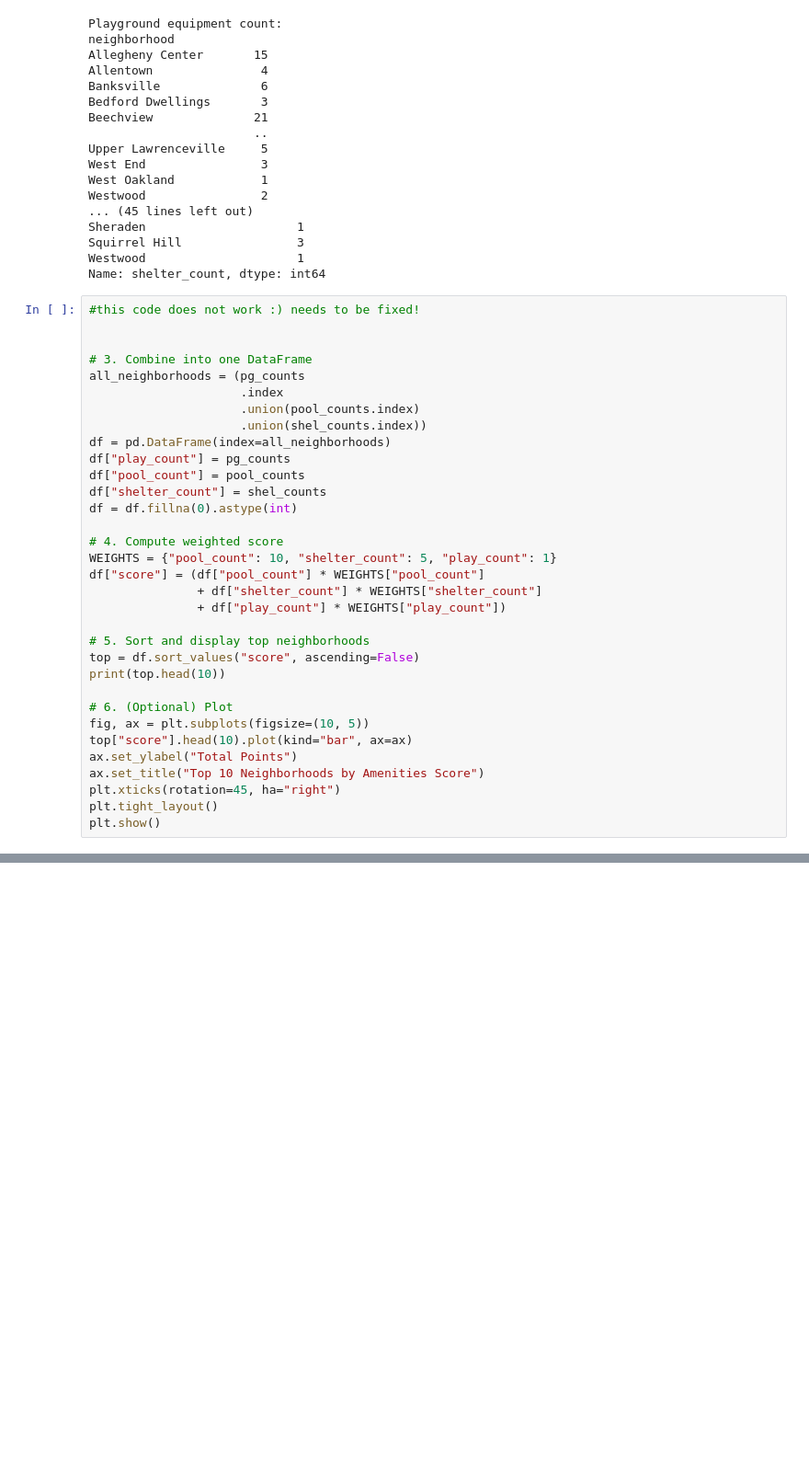
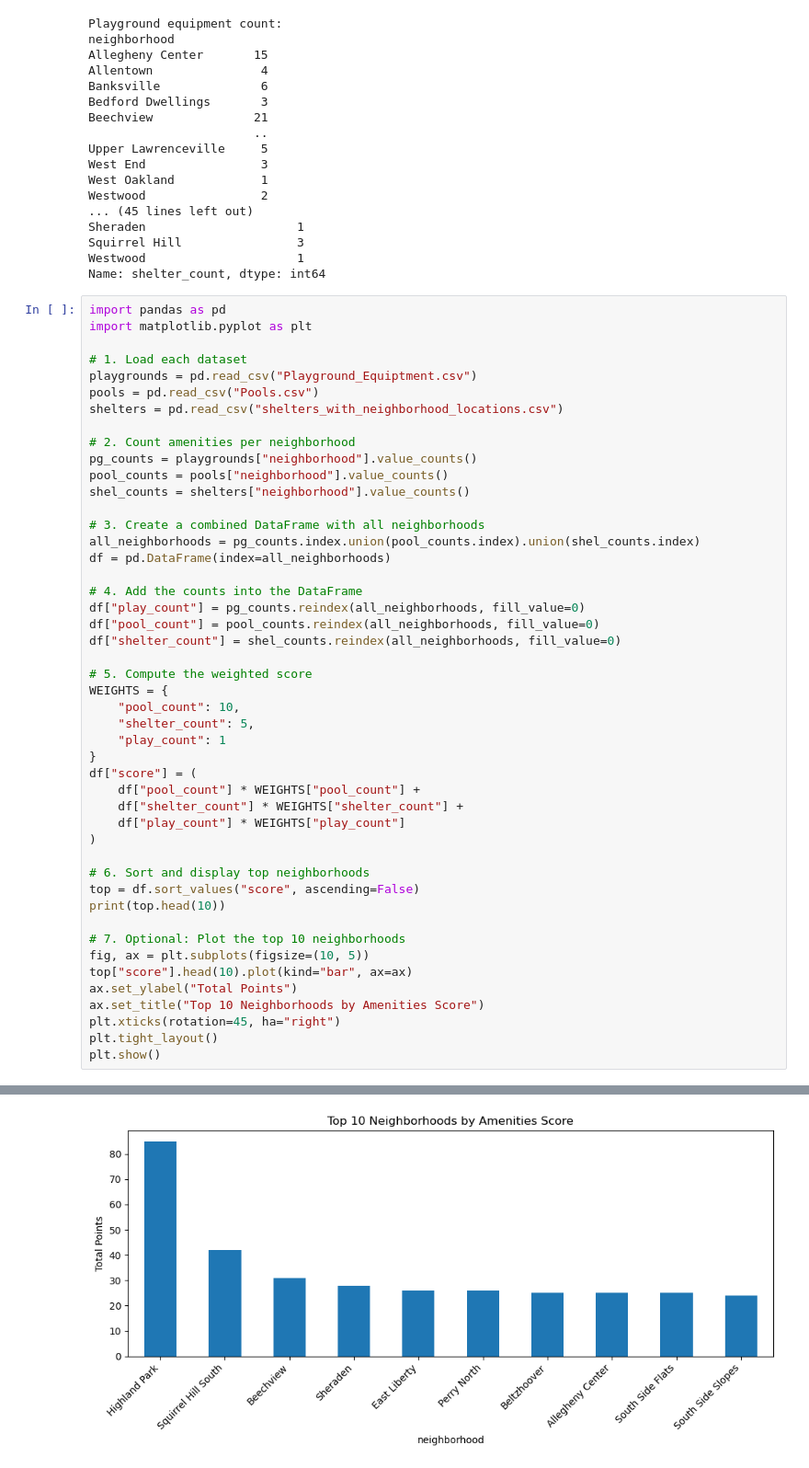
Before and after one commit to hughesc13/best-pgh-neighborhood, a Jupyter notebook: combined_metrics.ipynb, the cells around one changed output, grey strips where cells are left out. Shown at 92% size. Drawn from its saved outputs; the diff is of its cells as text; blank space fills up the shorter version.

Commit message:
Add amenities score calculation and plot

```diff
--- a/combined_metrics.ipynb
+++ b/combined_metrics.ipynb
@@ -63,31 +63,45 @@ Squirrel Hill                3
 Westwood                     1
 Name: shelter_count, dtype: int64
 # %%
-#this code does not work :) needs to be fixed!
+import pandas as pd
+import matplotlib.pyplot as plt
 
+# 1. Load each dataset
+playgrounds = pd.read_csv("Playground_Equiptment.csv")
+pools = pd.read_csv("Pools.csv")
+shelters = pd.read_csv("shelters_with_neighborhood_locations.csv")
 
-# 3. Combine into one DataFrame
-all_neighborhoods = (pg_counts
-                     .index
-                     .union(pool_counts.index)
-                     .union(shel_counts.index))
+# 2. Count amenities per neighborhood
+pg_counts = playgrounds["neighborhood"].value_counts()
+pool_counts = pools["neighborhood"].value_counts()
+shel_counts = shelters["neighborhood"].value_counts()
+
+# 3. Create a combined DataFrame with all neighborhoods
+all_neighborhoods = pg_counts.index.union(pool_counts.index).union(shel_counts.index)
 df = pd.DataFrame(index=all_neighborhoods)
-df["play_count"] = pg_counts
-df["pool_count"] = pool_counts
-df["shelter_count"] = shel_counts
-df = df.fillna(0).astype(int)
 
-# 4. Compute weighted score
-WEIGHTS = {"pool_count": 10, "shelter_count": 5, "play_count": 1}
-df["score"] = (df["pool_count"] * WEIGHTS["pool_count"]
-               + df["shelter_count"] * WEIGHTS["shelter_count"]
-               + df["play_count"] * WEIGHTS["play_count"])
+# 4. Add the counts into the DataFrame
+df["play_count"] = pg_counts.reindex(all_neighborhoods, fill_value=0)
+df["pool_count"] = pool_counts.reindex(all_neighborhoods, fill_value=0)
+df["shelter_count"] = shel_counts.reindex(all_neighborhoods, fill_value=0)
 
-# 5. Sort and display top neighborhoods
+# 5. Compute the weighted score
+WEIGHTS = {
+    "pool_count": 10,
+    "shelter_count": 5,
+    "play_count": 1
+}
+df["score"] = (
+    df["pool_count"] * WEIGHTS["pool_count"] +
+    df["shelter_count"] * WEIGHTS["shelter_count"] +
+    df["play_count"] * WEIGHTS["play_count"]
+)
+
+# 6. Sort and display top neighborhoods
 top = df.sort_values("score", ascending=False)
 print(top.head(10))
 
-# 6. (Optional) Plot
+# 7. Optional: Plot the top 10 neighborhoods
 fig, ax = plt.subplots(figsize=(10, 5))
 top["score"].head(10).plot(kind="bar", ax=ax)
 ax.set_ylabel("Total Points")
@@ -95,3 +109,4 @@ ax.set_title("Top 10 Neighborhoods by Amenities Score")
 plt.xticks(rotation=45, ha="right")
 plt.tight_layout()
 plt.show()
+# %% [output]
@@ -97,0 +125 @@ plt.show()
+[figure, added]
```
Also changed, not shown: parts of 1 cell of this notebook.
